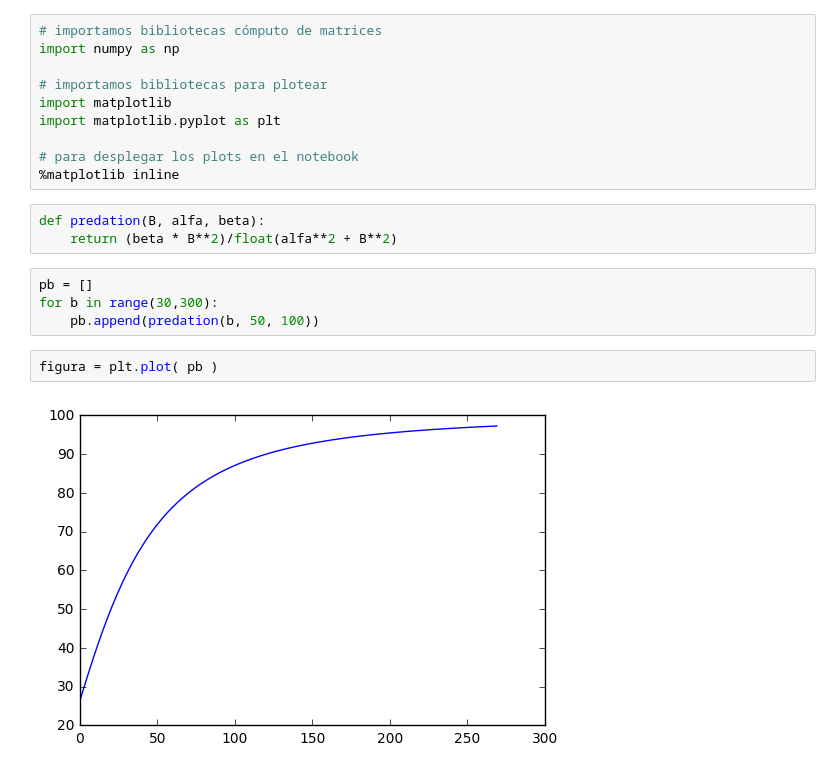
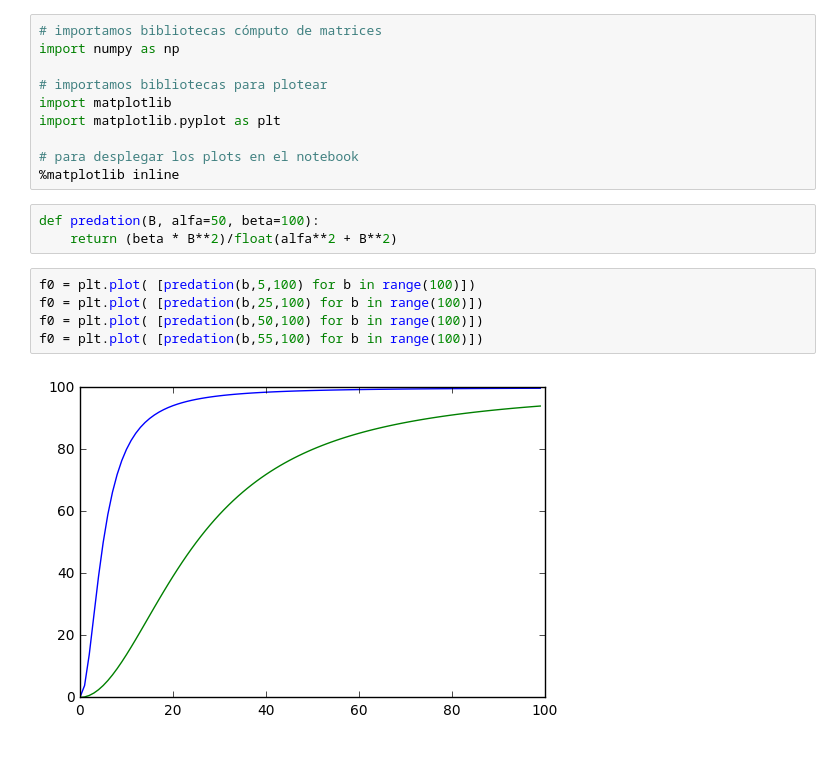
Before and after one commit to rgarcia-herrera/sistemas-dinamicos, a Jupyter notebook: Budworm.ipynb, the cells around one changed output. Cells and saved outputs as stored; diff of their text form.

```diff
--- a/Budworm.ipynb
+++ b/Budworm.ipynb
@@ -9,13 +9,12 @@ import matplotlib.pyplot as plt
 # para desplegar los plots en el notebook
 %matplotlib inline
 # %%
-def predation(B, alfa, beta):
+def predation(B, alfa=50, beta=100):
     return (beta * B**2)/float(alfa**2 + B**2)
-# %%
-pb = []
-for b in range(30,300):
-    pb.append(predation(b, 50, 100))
-# %%
-figura = plt.plot( pb )
-# %% [output]
-[figure, removed]
+# %%
+f0 = plt.plot( [predation(b,5,100) for b in range(100)])
+f0 = plt.plot( [predation(b,25,100) for b in range(100)])
+f0 = plt.plot( [predation(b,50,100) for b in range(100)])
+f0 = plt.plot( [predation(b,55,100) for b in range(100)])
+# %% [output]
+[figure, added]
```
Also changed, not shown: parts of 1 cell of this notebook.
